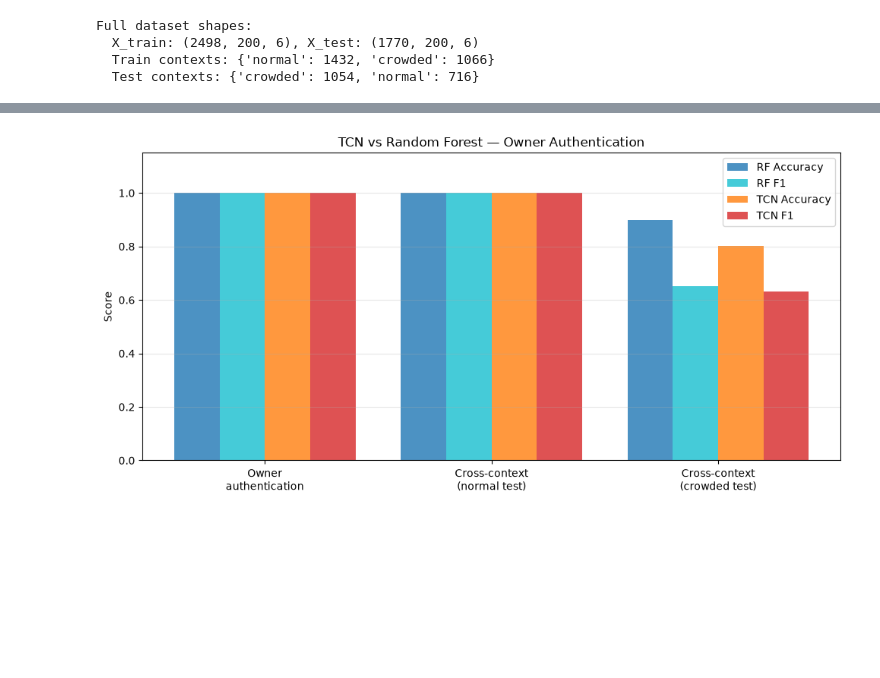
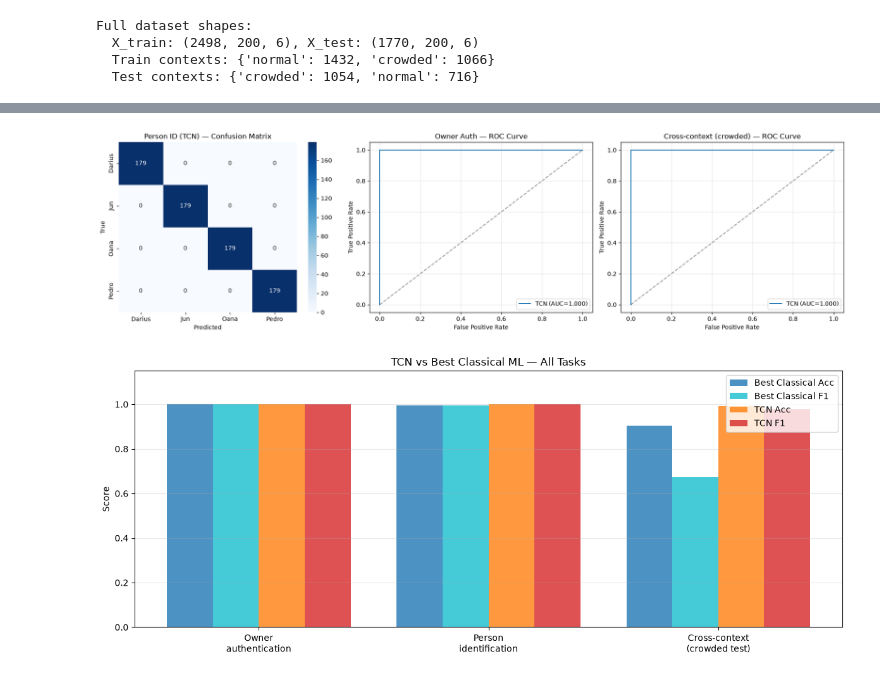
Before and after one commit to Pedro105/ML4QS, a Jupyter notebook: Experiment/05_deeplearning.ipynb, the cells around one changed output, grey strips where cells are left out. Cells and saved outputs as stored; diff of their text form; code cells hidden in the pictures; blank space fills up the shorter version.

```diff
--- a/Experiment/05_deeplearning.ipynb
+++ b/Experiment/05_deeplearning.ipynb
@@ -236,3 +372,18 @@ print(f"Baseline (RF): Acc=1.000, F1=1.000, Prec=1.000, Rec=1.000, AUC=1.000")
 Owner authentication — Test:
   Acc=1.0000, F1=1.0000, Prec=1.0000, Rec=1.0000, AUC=1.0000
 Baseline (RF): Acc=1.000, F1=1.000, Prec=1.000, Rec=1.000, AUC=1.000
+# %%
+# --- Task 2: Person Identification (4-class) ---
+print('=== Task 2: Person Identification ===\n')
+pred_te_person, probs_te_person, hist_person, model_person = train_model(
+    X_train_person, y_person_train, X_test_person, y_person_test,
+    epochs=150, batch_size=32, lr=1e-3, **best_cfg
+)
+
+metrics_person = {
+    'accuracy': accuracy_score(y_person_test, pred_te_person),
+    'macro_f1': f1_score(y_person_test, pred_te_person, average='macro'),
+}
+print(f"\nPerson identification — Test:")
+print(f"  Acc={metrics_person['accuracy']:.4f}, Macro F1={metrics_person['macro_f1']:.4f}")
+print(f"Baseline (SVM): Acc=0.994, Macro F1=0.994")
@@ -363,33 +507,71 @@ plt.show()
+# %%
+# Person identification confusion matrix + ROC curves
+fig, axes = plt.subplots(1, 3, figsize=(18, 5))
+
+# Person ID confusion matrix
+cm_person = confusion_matrix(y_person_test, pred_te_person)
+sns.heatmap(cm_person, annot=True, fmt='d', ax=axes[0], cmap='Blues',
+            xticklabels=persons, yticklabels=persons)
+axes[0].set_title('Person ID (TCN) — Confusion Matrix')
+axes[0].set_ylabel('True')
+axes[0].set_xlabel('Predicted')
+
+# Owner auth ROC
+fpr_auth, tpr_auth, _ = roc_curve(y_test_auth, probs_te_auth[:, 1])
+axes[1].plot(fpr_auth, tpr_auth, label=f'TCN (AUC={metrics_auth["roc_auc"]:.3f})')
+axes[1].plot([0, 1], [0, 1], 'k--', alpha=0.4)
+axes[1].set_xlabel('False Positive Rate')
+axes[1].set_ylabel('True Positive Rate')
+axes[1].set_title('Owner Auth — ROC Curve')
+axes[1].legend()
+axes[1].grid(True, alpha=0.3)
+
+# Cross-context ROC
+fpr_crowded, tpr_crowded, _ = roc_curve(y_test_crowded, probs_te_crowded[:, 1])
+axes[2].plot(fpr_crowded, tpr_crowded, label=f'TCN (AUC={metrics_crowded["roc_auc"]:.3f})')
+axes[2].plot([0, 1], [0, 1], 'k--', alpha=0.4)
+axes[2].set_xlabel('False Positive Rate')
+axes[2].set_ylabel('True Positive Rate')
+axes[2].set_title('Cross-context (crowded) — ROC Curve')
+axes[2].legend()
+axes[2].grid(True, alpha=0.3)
+
+fig.tight_layout()
+fig.savefig(FIG / 'fig16_tcn_roc.png', dpi=150)
+plt.show()
+# %% [output]
+[figure, added]
 # %%
-fig, ax = plt.subplots(figsize=(10, 5))
+# TCN vs Classical ML comparison bar chart
+fig, ax = plt.subplots(figsize=(12, 5))
 
-tasks = ['Owner\nauthentication', 'Cross-context\n(normal test)', 'Cross-context\n(crowded test)']
-classical_accs = [1.000, 1.000, 0.898]
-classical_f1s = [1.000, 1.000, 0.651]
-dl_accs = [metrics_auth['accuracy'], metrics_normal['accuracy'], metrics_crowded['accuracy']]
-dl_f1s = [metrics_auth['f1'], metrics_normal['f1'], metrics_crowded['f1']]
+tasks = ['Owner\nauthentication', 'Person\nidentification', 'Cross-context\n(crowded test)']
+classical_accs = [1.000, 0.994, 0.903]
+classical_f1s = [1.000, 0.994, 0.673]
+dl_accs = [metrics_auth['accuracy'], metrics_person['accuracy'], metrics_crowded['accuracy']]
+dl_f1s = [metrics_auth['f1'], metrics_person['macro_f1'], metrics_crowded['f1']]
 
 x = np.arange(len(tasks))
 width = 0.2
 
-ax.bar(x - 1.5*width, classical_accs, width, label='RF Accuracy', alpha=0.8, color='tab:blue')
-ax.bar(x - 0.5*width, classical_f1s, width, label='RF F1', alpha=0.8, color='tab:cyan')
-ax.bar(x + 0.5*width, dl_accs, width, label='TCN Accuracy', alpha=0.8, color='tab:orange')
+ax.bar(x - 1.5*width, classical_accs, width, label='Best Classical Acc', alpha=0.8, color='tab:blue')
+ax.bar(x - 0.5*width, classical_f1s, width, label='Best Classical F1', alpha=0.8, color='tab:cyan')
+ax.bar(x + 0.5*width, dl_accs, width, label='TCN Acc', alpha=0.8, color='tab:orange')
 ax.bar(x + 1.5*width, dl_f1s, width, label='TCN F1', alpha=0.8, color='tab:red')
 
 ax.set_ylabel('Score')
-ax.set_title('TCN vs Random Forest — Owner Authentication')
+ax.set_title('TCN vs Best Classical ML — All Tasks')
 ax.set_xticks(x)
 ax.set_xticklabels(tasks)
 ax.set_ylim([0, 1.15])
 ax.legend(loc='upper right')
 ax.grid(True, alpha=0.3, axis='y')
 
 fig.tight_layout()
 fig.savefig(FIG / 'fig17_tcn_vs_classical.png', dpi=150)
 plt.show()
 # %% [output]
-[figure, old version]
+[figure, new version]
 # %%
 print('\n' + '='*60)
 print('TEMPORAL CONVOLUTIONAL NETWORK (TCN) RESULTS SUMMARY')
```
Also changed, not shown: parts of 15 cells of this notebook.
